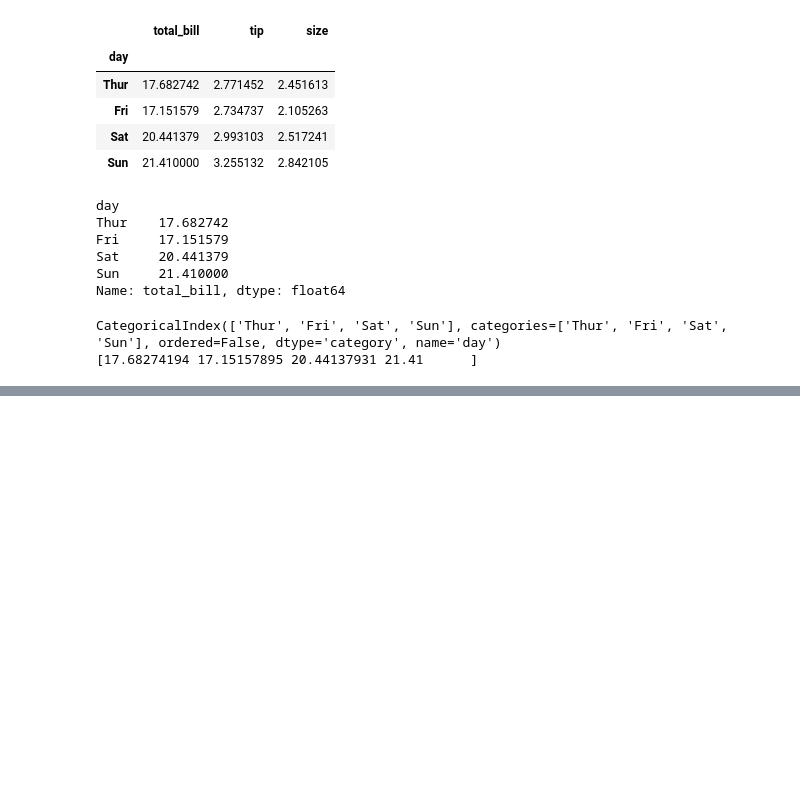
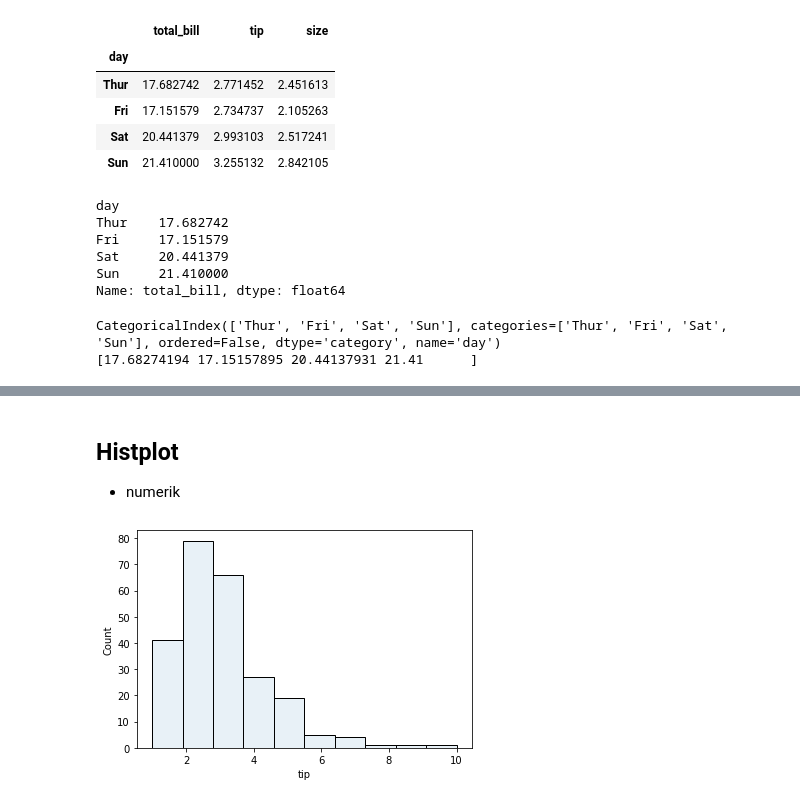
Before and after one commit to rasyidev/devalopa-class, a Jupyter notebook: Minggu-4/Visualisasi Data.ipynb, the cells around one changed output, grey strips where cells are left out. Saved outputs shown, nothing was run; the diff lists cells and outputs as text; code cells hidden in the pictures; blank space fills up the shorter version.

```diff
--- a/Minggu-4/Visualisasi Data.ipynb
+++ b/Minggu-4/Visualisasi Data.ipynb
@@ -153,0 +177,9 @@ sns.lineplot(x=df1.index, y=df1.values)
+# %% [markdown]
+## Histplot
+- numerik
+# %%
+# alpha: transparansi warna
+# bins: total pembagian data
+sns.histplot(df['tip'], alpha=0.1, bins=10);
+# %% [output]
+[figure, added]
```
Also changed, not shown: parts of 12 cells of this notebook.
